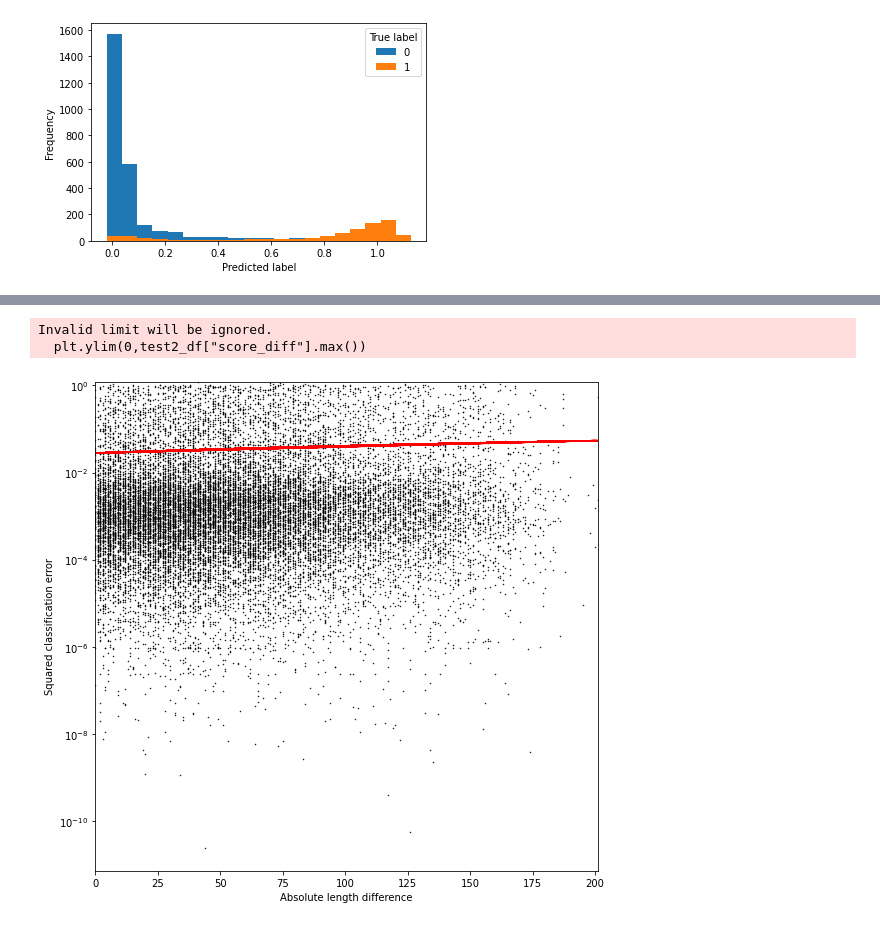
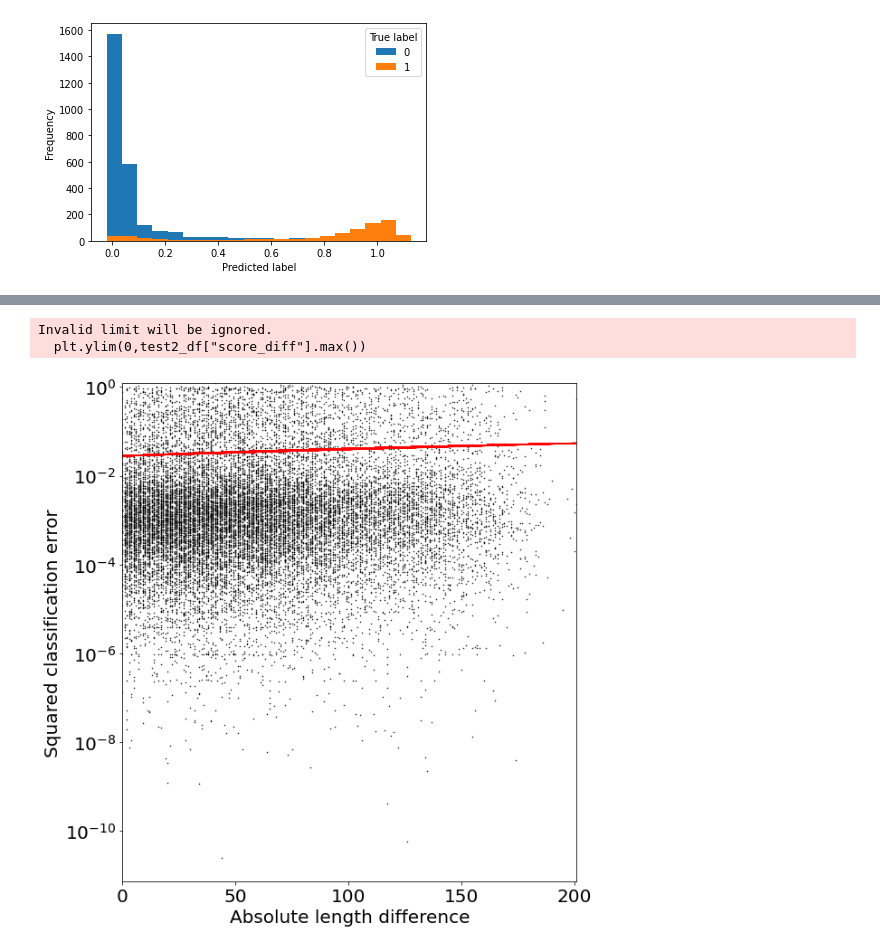
Before and after one commit to janheinrichmerker/modern-talking, a Jupyter notebook: modern_talking/results_eval.ipynb, the cells around one changed output, grey strips where cells are left out. Saved outputs shown, nothing was run; the diff lists cells and outputs as text; code cells hidden in the pictures.

Commit message:
Update result figures

```diff
--- a/modern_talking/results_eval.ipynb
+++ b/modern_talking/results_eval.ipynb
@@ -257,6 +227,8 @@ Try using .loc[row_indexer,col_indexer] = value instead
 See the caveats in the documentation: https://pandas.pydata.org/pandas-docs/stable/user_guide/indexing.html#returning-a-view-versus-a-copy
   df_true['diff'] = df_true['arg_length'] - df_true['kp_length']
 # %%
+plt.rc('font', size=10)
+
 bert_train_df.reset_index().pivot(columns='label', values='score').plot.hist(bins=20)
 #plt.title('Density over BERT score predictions on training set')
 plt.xlabel("Predicted label")
@@ -320,27 +275,30 @@ bert_train_df
 # %%
+plt.rc('font', size=20)
 
 test2_df = bert_train_df
 # test2_df = bert_dev_df
 # test2_df = test2_df[test2_df['label'] == 0]
 test2_df['score_diff'] = (test2_df['label'] - test2_df['score'])**2
 
 test2_df['arg_length'] = test2_df['argument'].str.len()
 test2_df['kp_length'] = test2_df['key_point'].str.len()
 test2_df['kp_arg_diff'] = abs(test2_df['kp_length'] - test2_df['arg_length'])
 
 test2_df.plot(x='kp_arg_diff',y = 'score_diff', figsize=(9,9), kind='scatter',marker=".",s=1,c="black")
-plt.xlabel("Absolute length difference")
-plt.ylabel("Squared classification error")
+plt.xlabel("Absolute length difference",fontsize = 20)
+plt.ylabel("Squared classification error",fontsize = 20)
 # plt.xscale("log")
 plt.yscale("log")
 
 z = np.polyfit(test2_df["kp_arg_diff"], test2_df["score_diff"], 1)
 p = np.poly1d(z)
 plt.plot(test2_df["kp_arg_diff"],p(test2_df["kp_arg_diff"]),"r-")
 plt.xlim(test2_df["kp_arg_diff"].min(),test2_df["kp_arg_diff"].max())
 plt.ylim(0,test2_df["score_diff"].max())
+
+plt.tight_layout()
 plt.savefig('../paper/figures/classification-error-length-difference-bert-train.pdf')
 # %% [output]
 Invalid limit will be ignored.
   plt.ylim(0,test2_df["score_diff"].max())
-[figure, old version]
+[figure, new version]
```
Also changed, not shown: parts of 8 cells of this notebook, 13 other files.
